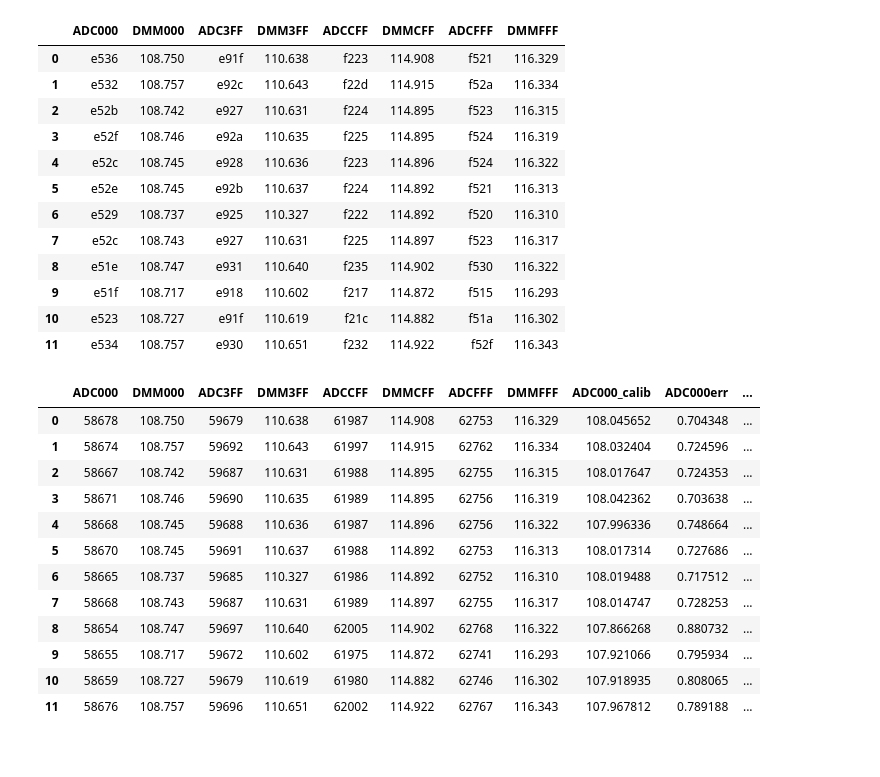
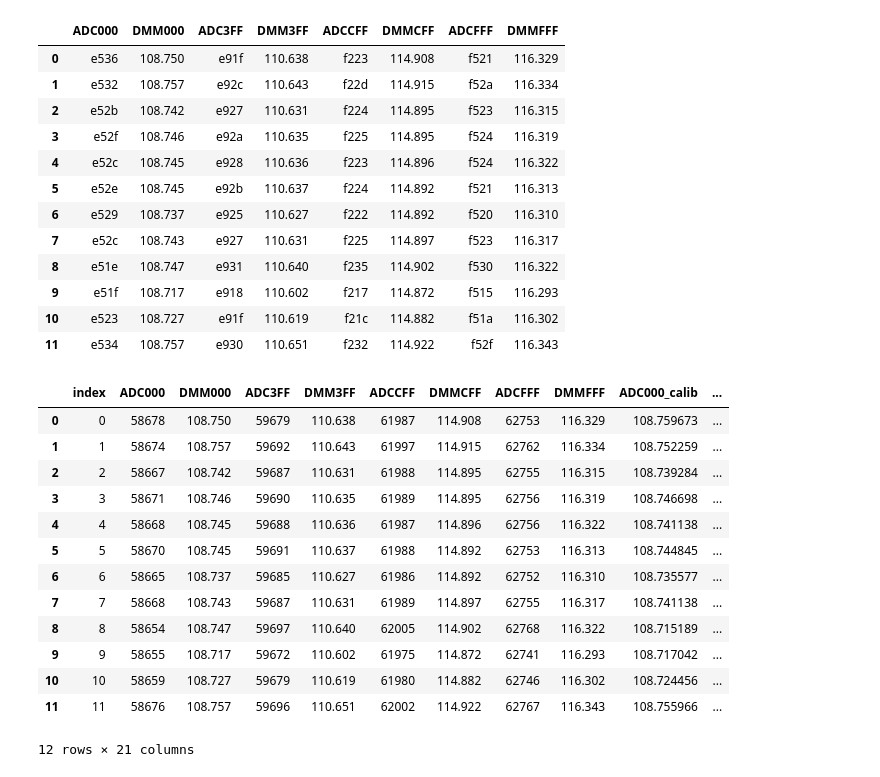
Before and after one commit to stbordoni/calib, a Jupyter notebook: SN04_calibvalidation.ipynb, the cells around one changed output. Drawn from its saved outputs; the diff is of its cells as text; code cells hidden in the pictures.

Commit message:
correct ADC calib computation and add plot for the sigmas

```diff
--- a/SN04_calibvalidation.ipynb
+++ b/SN04_calibvalidation.ipynb
@@ -25,7 +26,7 @@ DMM_000 = [108.75, 108.757, 108.742, 108.746, 108.745, 108.745,
           108.737, 108.743, 108.747, 108.717, 108.727, 108.757]
 
 DMM_3FF = [110.638, 110.643, 110.631, 110.635, 110.636, 110.637,
-          110.327, 110.631, 110.640, 110.602, 110.619, 110.651]
+          110.627, 110.631, 110.640, 110.602, 110.619, 110.651]
 
 DMM_CFF = [114.908, 114.915, 114.895, 114.895, 114.896, 114.892,
           114.892, 114.897, 114.902, 114.872, 114.882, 114.922]
@@ -64,7 +65,7 @@ df
 | 3 | e52f | 108.746 | e92a | 110.635 | f225 | 114.895 | f524 | 116.319 |
 | 4 | e52c | 108.745 | e928 | 110.636 | f223 | 114.896 | f524 | 116.322 |
 | 5 | e52e | 108.745 | e92b | 110.637 | f224 | 114.892 | f521 | 116.313 |
-| 6 | e529 | 108.737 | e925 | 110.327 | f222 | 114.892 | f520 | 116.310 |
+| 6 | e529 | 108.737 | e925 | 110.627 | f222 | 114.892 | f520 | 116.310 |
 | 7 | e52c | 108.743 | e927 | 110.631 | f225 | 114.897 | f523 | 116.317 |
 | 8 | e51e | 108.747 | e931 | 110.640 | f235 | 114.902 | f530 | 116.322 |
 | 9 | e51f | 108.717 | e918 | 110.602 | f217 | 114.872 | f515 | 116.293 |
@@ -74,7 +75,7 @@ df
 df_calibparam = pd.read_csv('./calibDB/calib_biasV_SN04_v6_forcheck.csv',delimiter=',')
 df_calibparam.drop('Unnamed: 0', inplace=True, axis=1)
 # %%
-def testcalib_biasV(df, df_calibparam, values):
+def compute_CalibBiasV(df, df_calibparam, values):
     df = df.copy()
     a_coeff = 1.8535e-3
     b_coeff = 0
@@ -87,9 +88,10 @@ def testcalib_biasV(df, df_calibparam, values):
 
 
         #compute ADC calibrated value in dec
+
         df[val] = df[val].apply(lambda x: int(x,16) )
-        df[val_calib] = ( df[val] + df_calibparam['Offset_Sig BiasV']) * (df_calibparam['Gain_Usig BiasV'] /32768) * a_coeff + b_coeff
-
+        #df[val_calib] = ( df[val] + df_calibparam['Offset_Sig BiasV']) * (df_calibparam['Gain_Usig BiasV'] /32768) * a_coeff + b_coeff
+        df[val_calib] = df[val] * 1.8535e-3
 
 
         #compare with the DMM value
@@ -105,19 +107,21 @@ def testcalib_biasV(df, df_calibparam, values):
 
     return df
 # %%
-df_aftercalibtest = testcalib_biasV(df, df_calibparam, values)
+df_aftercalibtest = compute_CalibBiasV(df, df_calibparam, values)
+df_aftercalibtest.reset_index(inplace=True)
 df_aftercalibtest
 # %% [output]
-|  | ADC000 | DMM000 | ADC3FF | DMM3FF | ADCCFF | DMMCFF | ADCFFF | DMMFFF | ADC000_calib | ADC000err | ... |
-| 0 | 58678 | 108.750 | 59679 | 110.638 | 61987 | 114.908 | 62753 | 116.329 | 108.045652 | 0.704348 | ... |
-| 1 | 58674 | 108.757 | 59692 | 110.643 | 61997 | 114.915 | 62762 | 116.334 | 108.032404 | 0.724596 | ... |
-| 2 | 58667 | 108.742 | 59687 | 110.631 | 61988 | 114.895 | 62755 | 116.315 | 108.017647 | 0.724353 | ... |
-| 3 | 58671 | 108.746 | 59690 | 110.635 | 61989 | 114.895 | 62756 | 116.319 | 108.042362 | 0.703638 | ... |
-| 4 | 58668 | 108.745 | 59688 | 110.636 | 61987 | 114.896 | 62756 | 116.322 | 107.996336 | 0.748664 | ... |
-| 5 | 58670 | 108.745 | 59691 | 110.637 | 61988 | 114.892 | 62753 | 116.313 | 108.017314 | 0.727686 | ... |
-| 6 | 58665 | 108.737 | 59685 | 110.327 | 61986 | 114.892 | 62752 | 116.310 | 108.019488 | 0.717512 | ... |
-| 7 | 58668 | 108.743 | 59687 | 110.631 | 61989 | 114.897 | 62755 | 116.317 | 108.014747 | 0.728253 | ... |
-| 8 | 58654 | 108.747 | 59697 | 110.640 | 62005 | 114.902 | 62768 | 116.322 | 107.866268 | 0.880732 | ... |
-| 9 | 58655 | 108.717 | 59672 | 110.602 | 61975 | 114.872 | 62741 | 116.293 | 107.921066 | 0.795934 | ... |
-| 10 | 58659 | 108.727 | 59679 | 110.619 | 61980 | 114.882 | 62746 | 116.302 | 107.918935 | 0.808065 | ... |
-| 11 | 58676 | 108.757 | 59696 | 110.651 | 62002 | 114.922 | 62767 | 116.343 | 107.967812 | 0.789188 | ... |
+|  | index | ADC000 | DMM000 | ADC3FF | DMM3FF | ADCCFF | DMMCFF | ADCFFF | DMMFFF | ADC000_calib | ... |
+| 0 | 0 | 58678 | 108.750 | 59679 | 110.638 | 61987 | 114.908 | 62753 | 116.329 | 108.759673 | ... |
+| 1 | 1 | 58674 | 108.757 | 59692 | 110.643 | 61997 | 114.915 | 62762 | 116.334 | 108.752259 | ... |
+| 2 | 2 | 58667 | 108.742 | 59687 | 110.631 | 61988 | 114.895 | 62755 | 116.315 | 108.739284 | ... |
+| 3 | 3 | 58671 | 108.746 | 59690 | 110.635 | 61989 | 114.895 | 62756 | 116.319 | 108.746698 | ... |
+| 4 | 4 | 58668 | 108.745 | 59688 | 110.636 | 61987 | 114.896 | 62756 | 116.322 | 108.741138 | ... |
+| 5 | 5 | 58670 | 108.745 | 59691 | 110.637 | 61988 | 114.892 | 62753 | 116.313 | 108.744845 | ... |
+| 6 | 6 | 58665 | 108.737 | 59685 | 110.627 | 61986 | 114.892 | 62752 | 116.310 | 108.735577 | ... |
+| 7 | 7 | 58668 | 108.743 | 59687 | 110.631 | 61989 | 114.897 | 62755 | 116.317 | 108.741138 | ... |
+| 8 | 8 | 58654 | 108.747 | 59697 | 110.640 | 62005 | 114.902 | 62768 | 116.322 | 108.715189 | ... |
+| 9 | 9 | 58655 | 108.717 | 59672 | 110.602 | 61975 | 114.872 | 62741 | 116.293 | 108.717042 | ... |
+| 10 | 10 | 58659 | 108.727 | 59679 | 110.619 | 61980 | 114.882 | 62746 | 116.302 | 108.724456 | ... |
+| 11 | 11 | 58676 | 108.757 | 59696 | 110.651 | 62002 | 114.922 | 62767 | 116.343 | 108.755966 | ... |
+12 rows × 21 columns
```
Also changed, not shown: parts of 2 cells of this notebook.
